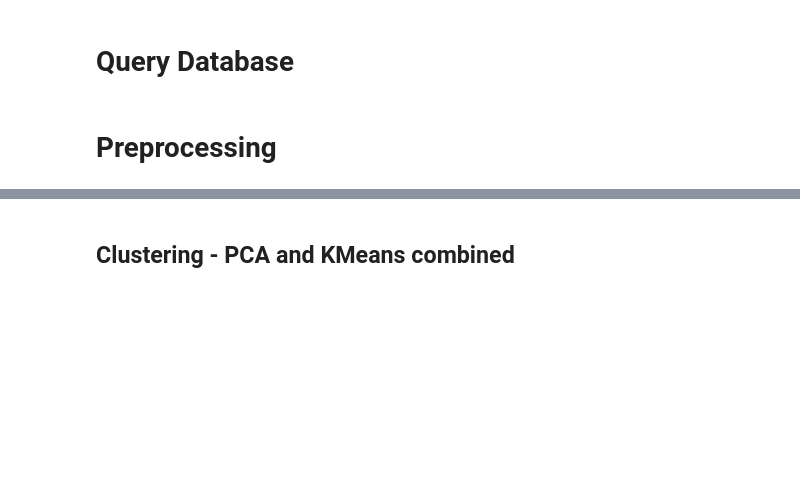
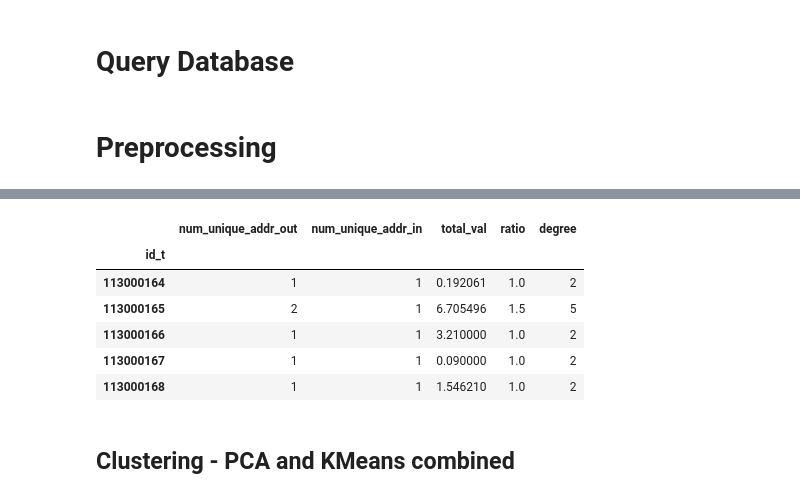
Before and after one commit to ZacharyChenpk/masters_thesis, a Jupyter notebook: exploration.ipynb, the cells around one changed output, grey strips where cells are left out. Cells and saved outputs as stored; diff of their text form; code cells hidden in the pictures; blank space fills up the shorter version.

```diff
--- a/exploration.ipynb
+++ b/exploration.ipynb
@@ -142,3 +146,13 @@ Explained variation per principal component: [0.46378575 0.27602792 0.12838918 0
+# %%
+cluster.head()
+# %% [output]
+|  | num_unique_addr_out | num_unique_addr_in | total_val | ratio | degree |
+| id_t |  |  |  |  |  |
+| 113000164 | 1 | 1 | 0.192061 | 1.0 | 2 |
+| 113000165 | 2 | 1 | 6.705496 | 1.5 | 5 |
+| 113000166 | 1 | 1 | 3.210000 | 1.0 | 2 |
+| 113000167 | 1 | 1 | 0.090000 | 1.0 | 2 |
+| 113000168 | 1 | 1 | 1.546210 | 1.0 | 2 |
 # %%
 # data_corr = cluster_scaled.corr()
 # sb.heatmap(data_corr, cmap = 'bwr') #heatmap of correlation matrix
```
Also changed, not shown: parts of 5 cells of this notebook, 1 other file.
